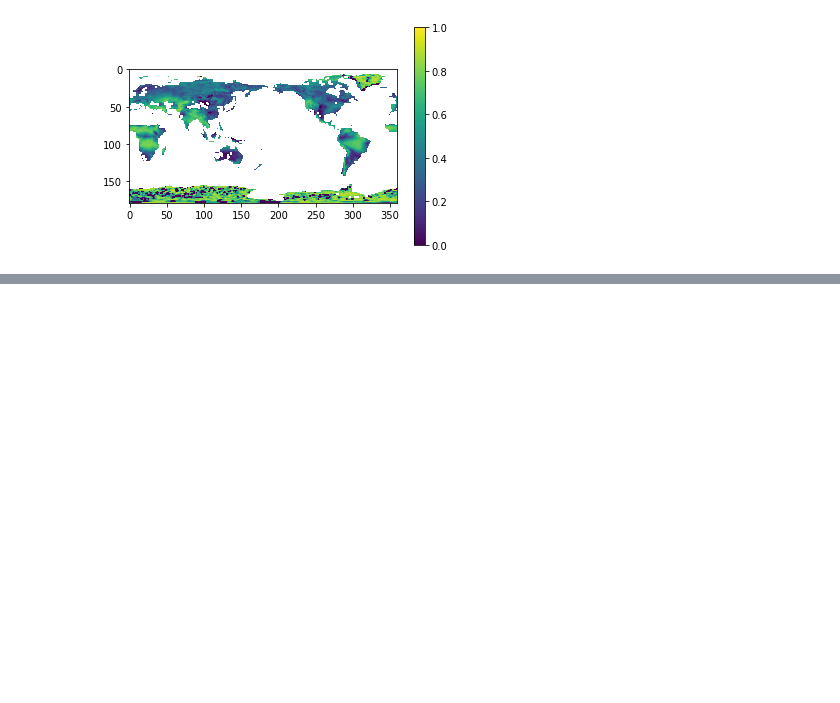
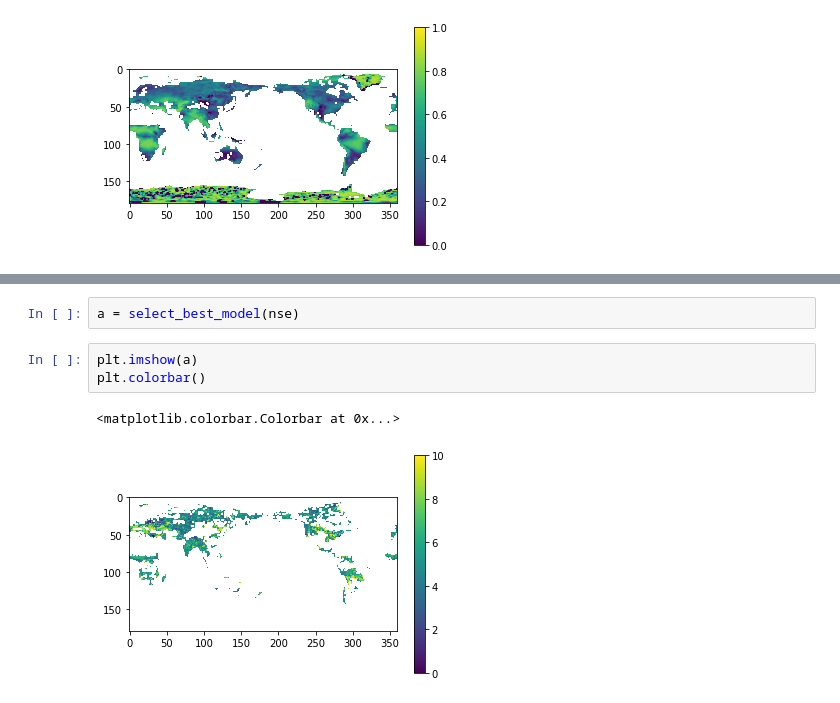
Before and after one commit to leelew/NeuralZoo, a Jupyter notebook: experiments/ERA5/plot.ipynb, the cells around one changed output, grey strips where cells are left out. Drawn from its saved outputs; the diff is of its cells as text; blank space fills up the shorter version.

```diff
--- a/experiments/ERA5/plot.ipynb
+++ b/experiments/ERA5/plot.ipynb
@@ -209,0 +238,8 @@ plt.colorbar()
+# %%
+a = select_best_model(nse)
+# %%
+plt.imshow(a)
+plt.colorbar()
+# %% [output]
+<matplotlib.colorbar.Colorbar at 0x...>
+[figure, added]
```
Also changed, not shown: parts of 4 cells of this notebook, 8 other files.
